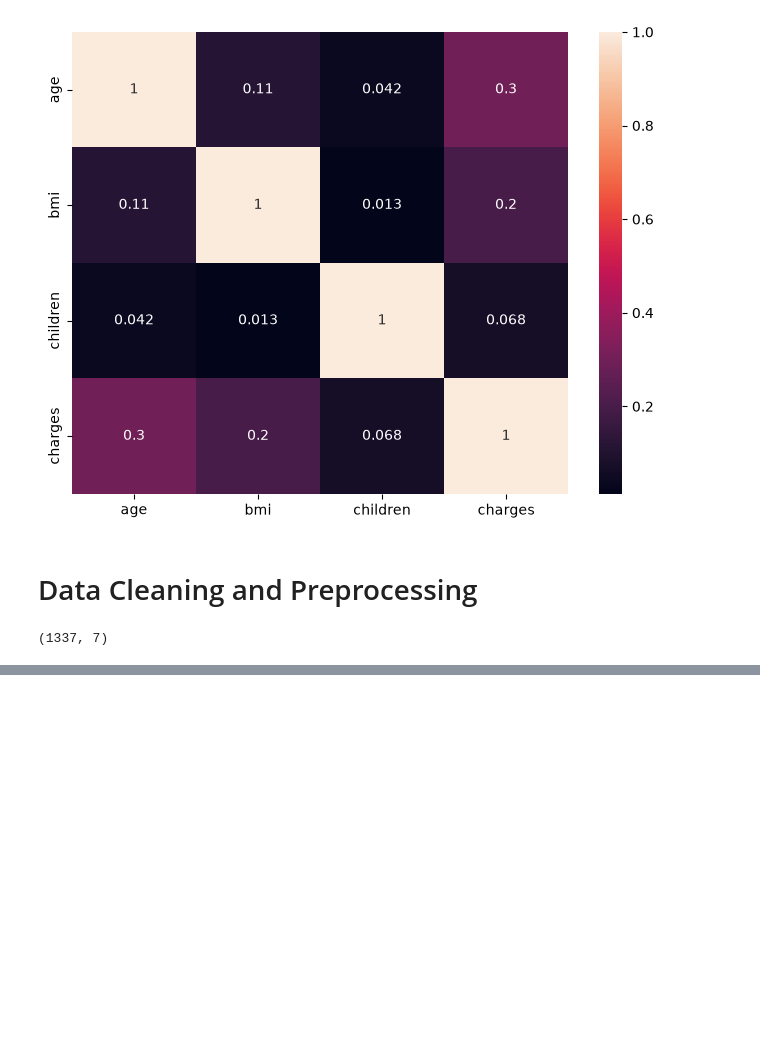
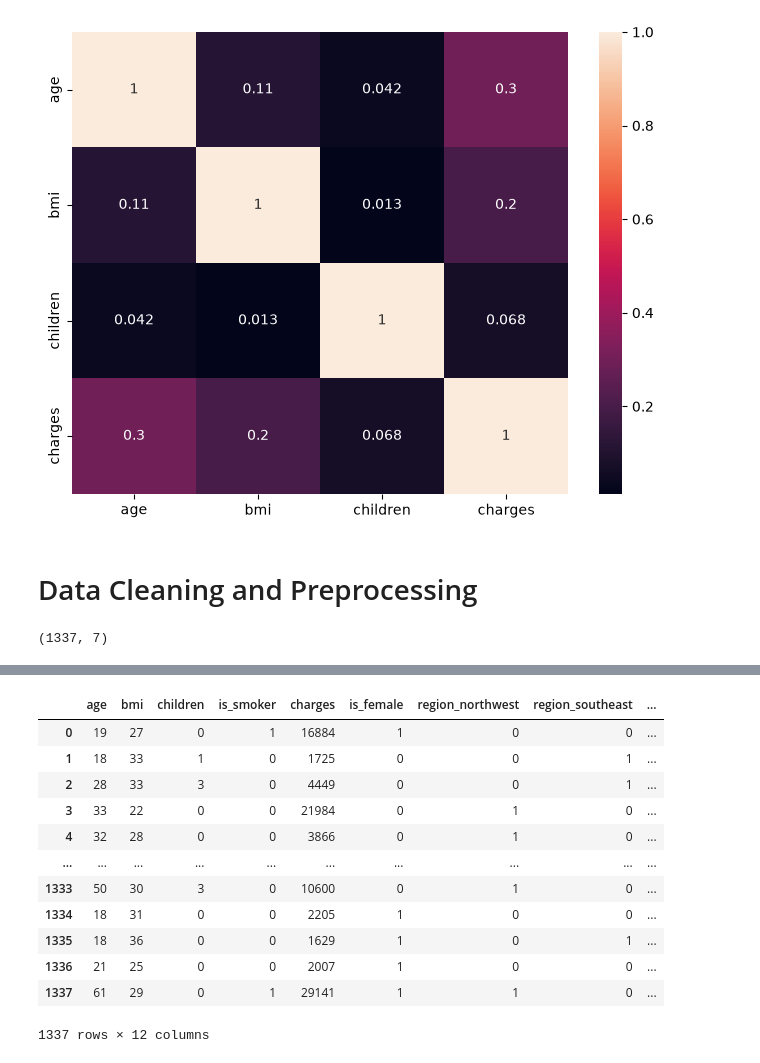
Before and after one commit to Bhavy-Kakaniya/Data-Science, a Jupyter notebook: 03ML/ml.ipynb, the cells around one changed output, grey strips where cells are left out. Saved outputs shown, nothing was run; the diff lists cells and outputs as text; code cells hidden in the pictures; blank space fills up the shorter version.

```diff
--- a/03ML/ml.ipynb
+++ b/03ML/ml.ipynb
@@ -136,0 +224,6 @@ dtype: object
+# %%
+df['bmi_category'] = pd.cut(
+    df['bmi'],
+    bins=[0, 18.5, 24.9, 29.9, float('inf')],
+    labels=['under weight', 'normal', 'overweight', 'obese']
+)
@@ -136,0 +239,18 @@ dtype: object
+# %%
+df = pd.get_dummies(df, columns=['bmi_category'], drop_first=True)
+# %%
+df.astype(int)
+# %% [output]
+|  | age | bmi | children | is_smoker | charges | is_female | region_northwest | region_southeast | ... |
+| 0 | 19 | 27 | 0 | 1 | 16884 | 1 | 0 | 0 | ... |
+| 1 | 18 | 33 | 1 | 0 | 1725 | 0 | 0 | 1 | ... |
+| 2 | 28 | 33 | 3 | 0 | 4449 | 0 | 0 | 1 | ... |
+| 3 | 33 | 22 | 0 | 0 | 21984 | 0 | 1 | 0 | ... |
+| 4 | 32 | 28 | 0 | 0 | 3866 | 0 | 1 | 0 | ... |
+| ... | ... | ... | ... | ... | ... | ... | ... | ... | ... |
+| 1333 | 50 | 30 | 3 | 0 | 10600 | 0 | 1 | 0 | ... |
+| 1334 | 18 | 31 | 0 | 0 | 2205 | 1 | 0 | 0 | ... |
+| 1335 | 18 | 36 | 0 | 0 | 1629 | 1 | 0 | 1 | ... |
+| 1336 | 21 | 25 | 0 | 0 | 2007 | 1 | 0 | 0 | ... |
+| 1337 | 61 | 29 | 0 | 1 | 29141 | 1 | 1 | 0 | ... |
+1337 rows × 12 columns
```
Also changed, not shown: parts of 22 cells of this notebook.
